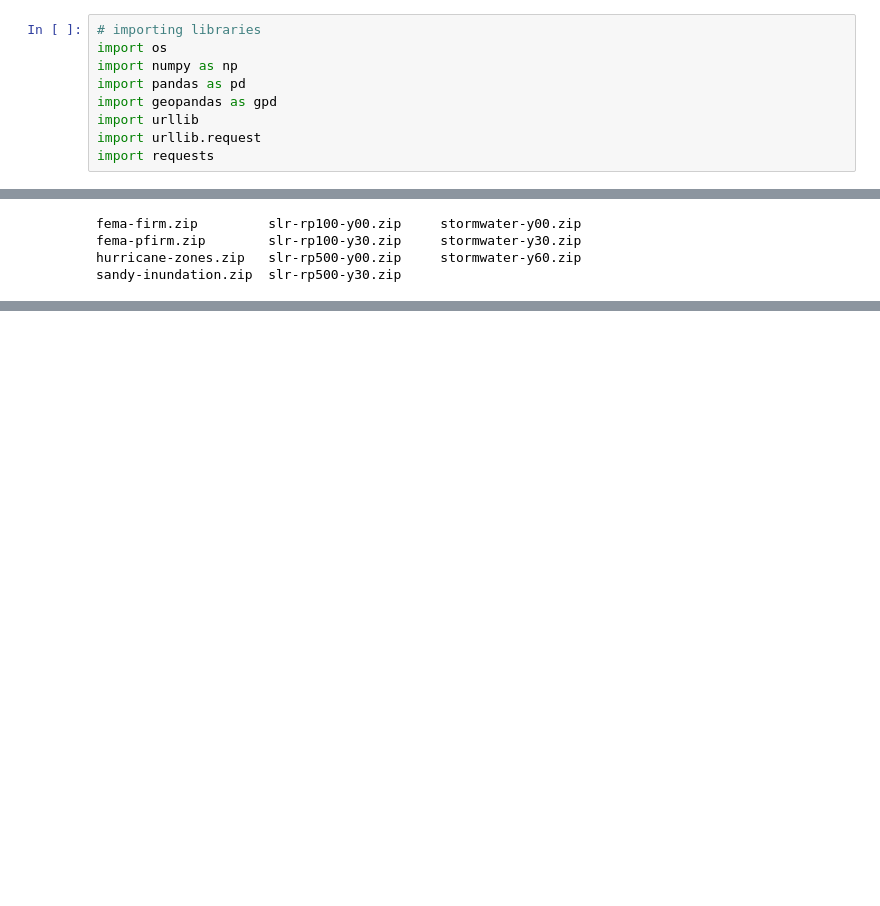
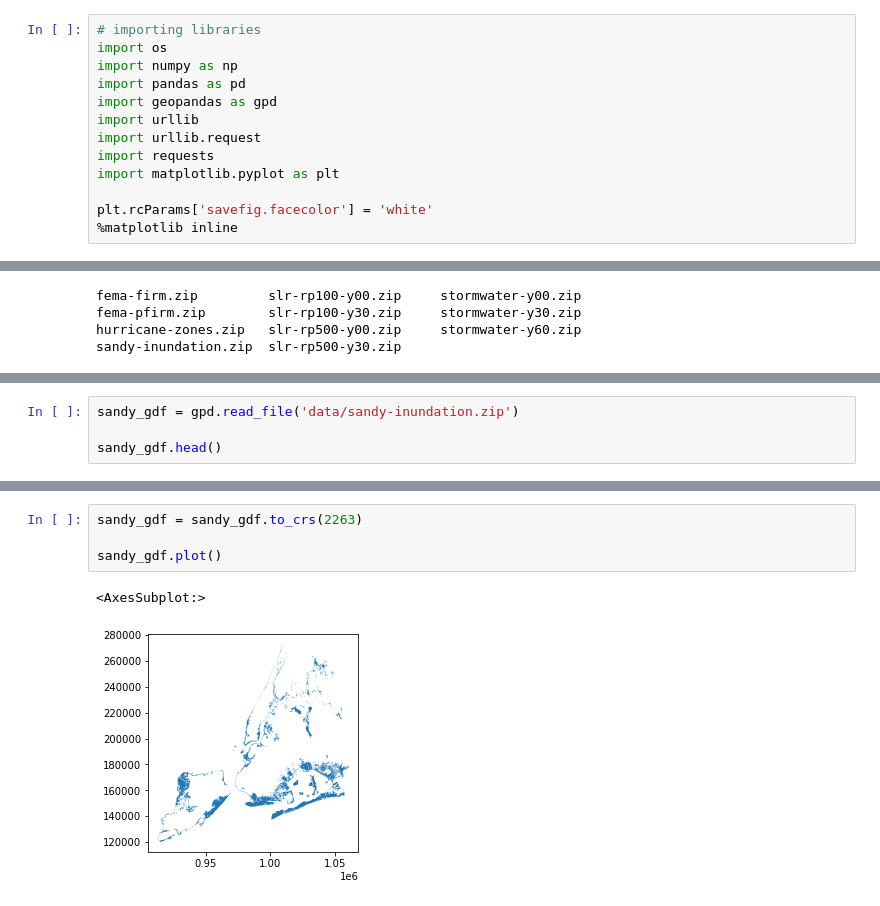
Before and after one commit to mebauer/nyc-flood-layers, a Jupyter notebook: download-layers.ipynb, the cells around one changed output, grey strips where cells are left out. Cells and saved outputs as stored; diff of their text form; blank space fills up the shorter version.

```diff
--- a/download-layers.ipynb
+++ b/download-layers.ipynb
@@ -10,6 +10,10 @@ import geopandas as gpd
 import urllib
 import urllib.request
 import requests
+import matplotlib.pyplot as plt
+
+plt.rcParams['savefig.facecolor'] = 'white'
+%matplotlib inline
 # %%
 print('printing packages and versions:\n')
 
@@ -745,0 +770,4 @@ sandy-inundation.zip  slr-rp500-y30.zip
+# %%
+sandy_gdf = gpd.read_file('data/sandy-inundation.zip')
+
+sandy_gdf.head()
@@ -745,0 +781,7 @@ sandy-inundation.zip  slr-rp500-y30.zip
+# %%
+sandy_gdf = sandy_gdf.to_crs(2263)
+
+sandy_gdf.plot()
+# %% [output]
+<AxesSubplot:>
+[figure, added]
```
Also changed, not shown: parts of 5 cells of this notebook, 2 other files.
